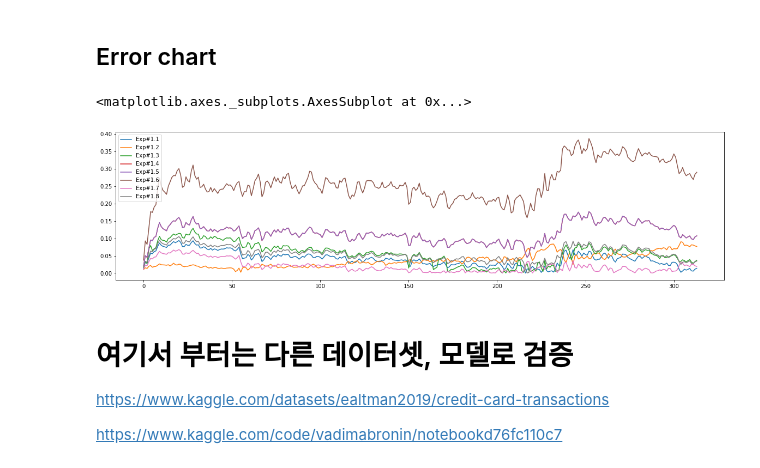
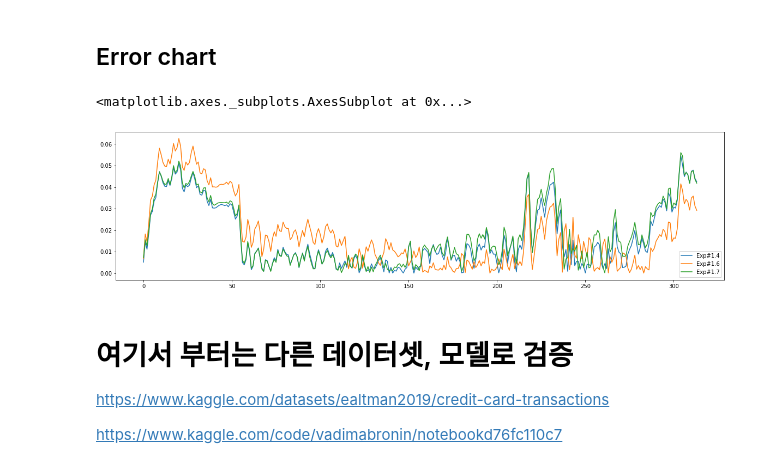
Before and after one commit to dolmani38/drift, a Jupyter notebook: Concept drift에 의한 모델의 성능 추정 방법_0722.ipynb, the cells around one changed output. Cells and saved outputs as stored; diff of their text form; code cells hidden in the pictures.

```diff
--- a/Concept drift에 의한 모델의 성능 추정 방법_0722.ipynb
+++ b/Concept drift에 의한 모델의 성능 추정 방법_0722.ipynb
@@ -1136,8 +1134,9 @@ error_df = pd.DataFrame(erdic)
-# %%
-error_df.plot(legend=True, figsize=(20,5))
-# %% [output]
-<matplotlib.axes._subplots.AxesSubplot at 0x...>
-[figure, removed]
+# %%
+error_df = pd.DataFrame(erdic)
+error_df.drop(columns=['Exp#1.1','Exp#1.3','Exp#1.8','Exp#1.5','Exp#1.2']).plot(legend=True, figsize=(20,5))
+# %% [output]
+<matplotlib.axes._subplots.AxesSubplot at 0x...>
+[figure, added]
 # %% [markdown]
 # 여기서 부터는 다른 데이터셋, 모델로 검증
 
```
Also changed, not shown: parts of 9 cells of this notebook.
